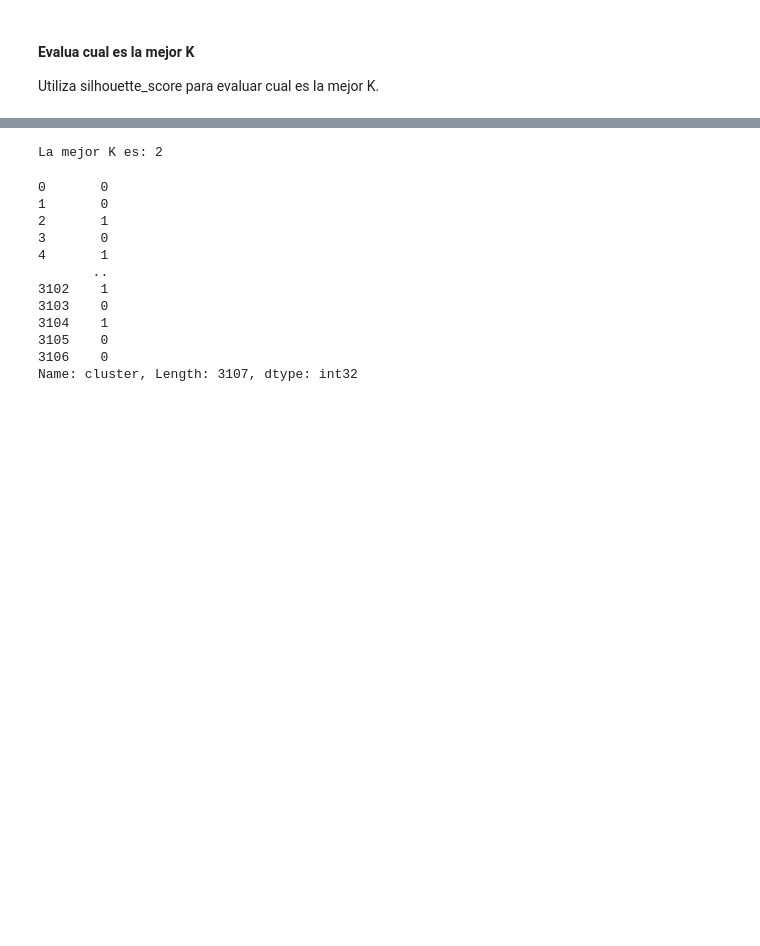
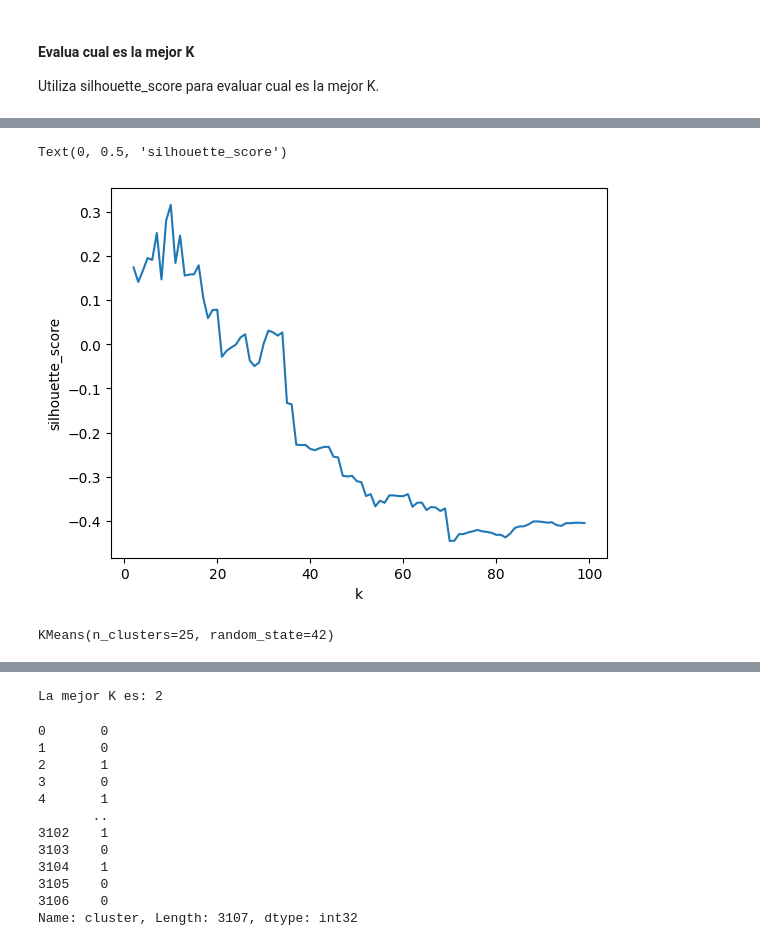
Before and after one commit to IraitzM/TheBridge_DSPT_ML, a Jupyter notebook: No supervisado/Clustering/Practica/EJER_1_kmeans_drugs_review.ipynb, the cells around one changed output, grey strips where cells are left out. Cells and saved outputs as stored; diff of their text form; code cells hidden in the pictures; blank space fills up the shorter version.

```diff
--- a/No supervisado/Clustering/Practica/EJER_1_kmeans_drugs_review.ipynb
+++ b/No supervisado/Clustering/Practica/EJER_1_kmeans_drugs_review.ipynb
@@ -136,0 +239,3 @@ for num_clusters in range_n_clusters:
+# %%
+silhouette_score_list = [silhouette_score(X, model.labels_) for model in models]
+silhouette_score_list # ES LA INVERSA DE LA CURVA DE ARRIBA
@@ -136,0 +260,12 @@ for num_clusters in range_n_clusters:
+# %%
+plt.plot(range(2, 100), silhouette_score_list) # EL GRÁFICO DE LA SILHOUETTE_SCORE NO TIENE UN TOPE AUN POR LO CUAL FALTA INFORMACION
+plt.xlabel("k")
+plt.ylabel("silhouette_score")
+# %% [output]
+Text(0, 0.5, 'silhouette_score')
+[figure, added]
+# %%
+km = KMeans(n_clusters=25, random_state=rand_state) # SE ENTRENA EL SIGUIENTE MODELO
+km.fit(X)
+# %% [output]
+KMeans(n_clusters=25, random_state=42)
```
Also changed, not shown: parts of 29 cells of this notebook, 1 other file.
